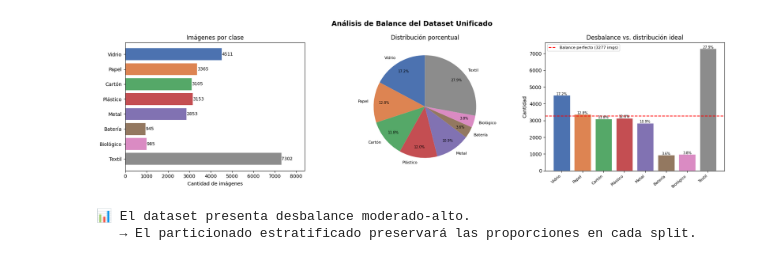
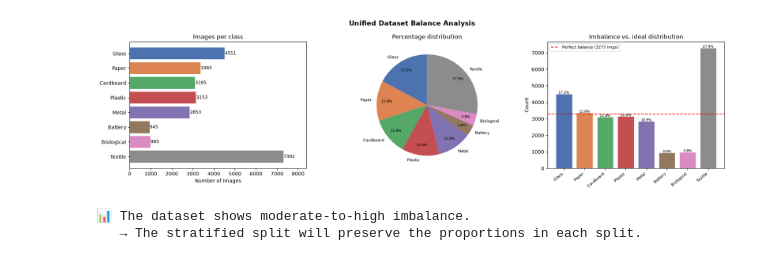
Before and after one commit to NachoBerridy/recyclenet, a Jupyter notebook: dev/01_dataset_preparation.ipynb, the cells around one changed output. Drawn from its saved outputs; the diff is of its cells as text; code cells hidden in the pictures.

```diff
--- a/dev/01_dataset_preparation.ipynb
+++ b/dev/01_dataset_preparation.ipynb
@@ -177,13 +181,13 @@ Clases objetivo: ['glass', 'paper', 'cardboard', 'plastic', 'metal', 'trash', 'b
 # %%
 class UnifiedGarbageDataset(Dataset):
     """
-    Dataset unificado que combina múltiples fuentes con mapeo de clases.
-    Devuelve imágenes PIL sin transformar para permitir flexibilidad
-    en exploración, segmentación y wrapping posterior con transforms.
+    Unified dataset that combines multiple sources with class mapping.
+    Returns untransformed PIL images to allow flexibility in
+    exploration, segmentation and later wrapping with transforms.
     """
 
     def __init__(self, datasets_config):
-        self.samples = []  # lista de (ruta_imagen, label_int)
+        self.samples = []  # list of (image_path, label_int)
         for ds_cfg in datasets_config:
             self._load_dataset(ds_cfg)
 
@@ -199,7 +203,7 @@ class UnifiedGarbageDataset(Dataset):
 
             target_class = mapping[class_name]
 
-            if target_class is None:  # clase explícitamente ignorada
+            if target_class is None:  # explicitly ignored class
                 continue
 
             target_label = TARGET_CLASSES[target_class]
@@ -220,5 +224,5 @@ class UnifiedGarbageDataset(Dataset):
 
 
 full_dataset = UnifiedGarbageDataset(DATASETS_CONFIG)
-print(f"✅ Dataset unificado: {len(full_dataset)} imágenes totales")
+print(f"✅ Unified dataset: {len(full_dataset)} total images")
 # %% [output]
@@ -277,56 +281,56 @@ COLORS = [
 ]
 
 fig, axes = plt.subplots(1, 3, figsize=(18, 5))
-fig.suptitle("Análisis de Balance del Dataset Unificado", fontsize=14, fontweight="bold")
+fig.suptitle("Unified Dataset Balance Analysis", fontsize=14, fontweight="bold")
 
-# --- Gráfico 1: Barras horizontales con cantidad ---
+# --- Plot 1: Horizontal bars with counts ---
 ax = axes[0]
 bars = ax.barh(class_names, counts, color=COLORS)
-ax.set_xlabel("Cantidad de imágenes")
-ax.set_title("Imágenes por clase")
+ax.set_xlabel("Number of images")
+ax.set_title("Images per class")
 ax.invert_yaxis()
 for bar, count in zip(bars, counts):
     ax.text(bar.get_width() + 5, bar.get_y() + bar.get_height()/2,
             f"{count}", va="center", fontsize=9)
 ax.set_xlim(0, counts.max() * 1.15)
 
-# --- Gráfico 2: Pie chart con porcentajes ---
+# --- Plot 2: Pie chart with percentages ---
 ax = axes[1]
 wedges, texts, autotexts = ax.pie(
     counts,
     labels=class_names,
     autopct="%1.1f%%",
     colors=COLORS,
     startangle=90,
     pctdistance=0.8
 )
 for text in texts:
     text.set_fontsize(8)
 for autotext in autotexts:
     autotext.set_fontsize(7)
-ax.set_title("Distribución porcentual")
+ax.set_title("Percentage distribution")
 
-# --- Gráfico 3: Barras verticales con línea de balance perfecto ---
+# --- Plot 3: Vertical bars with a perfect-balance line ---
 ax = axes[2]
 x = range(len(class_names))
 bars2 = ax.bar(x, counts, color=COLORS, edgecolor="white")
 ax.axhline(y=total/len(class_names), color="red", linestyle="--",
-           linewidth=1.5, label=f"Balance perfecto ({int(total/len(class_names))} imgs)")
+           linewidth=1.5, label=f"Perfect balance ({int(total/len(class_names))} imgs)")
 ax.set_xticks(x)
 ax.set_xticklabels(class_names, rotation=40, ha="right", fontsize=8)
-ax.set_ylabel("Cantidad")
-ax.set_title("Desbalance vs. distribución ideal")
+ax.set_ylabel("Count")
+ax.set_title("Imbalance vs. ideal distribution")
 ax.legend(fontsize=8)
 for bar, pct in zip(bars2, percentages):
     ax.text(bar.get_x() + bar.get_width()/2, bar.get_height() + 10,
             f"{pct:.1f}%", ha="center", fontsize=7)
 
 plt.tight_layout()
 plt.show()
 
-print("\n📊 El dataset presenta desbalance moderado-alto.")
-print("   → El particionado estratificado preservará las proporciones en cada split.")
+print("\n📊 The dataset shows moderate-to-high imbalance.")
+print("   → The stratified split will preserve the proportions in each split.")
 # %% [output]
-[figure, old version]
+[figure, new version]
-📊 El dataset presenta desbalance moderado-alto.
-   → El particionado estratificado preservará las proporciones en cada split.
+📊 The dataset shows moderate-to-high imbalance.
+   → The stratified split will preserve the proportions in each split.
```
Also changed, not shown: parts of 41 cells of this notebook, 12 other files.
